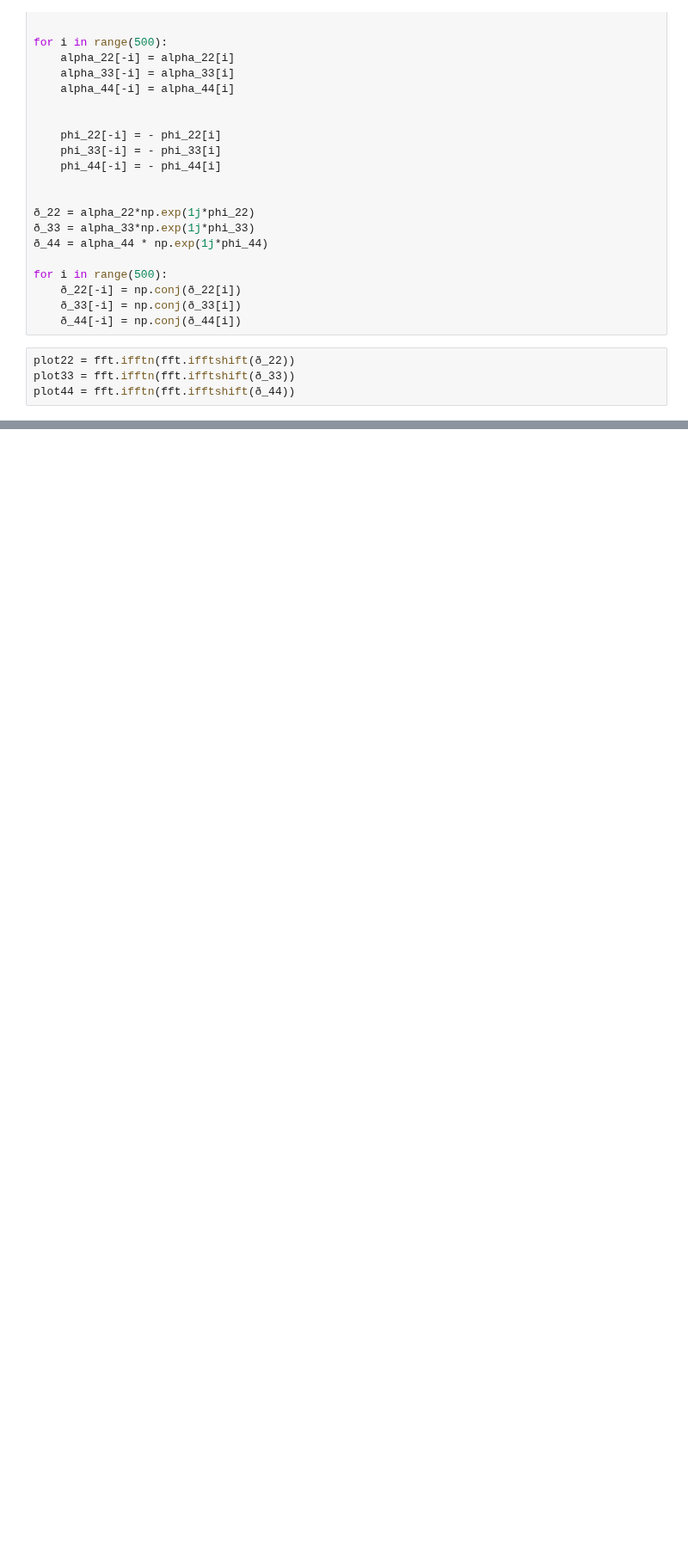
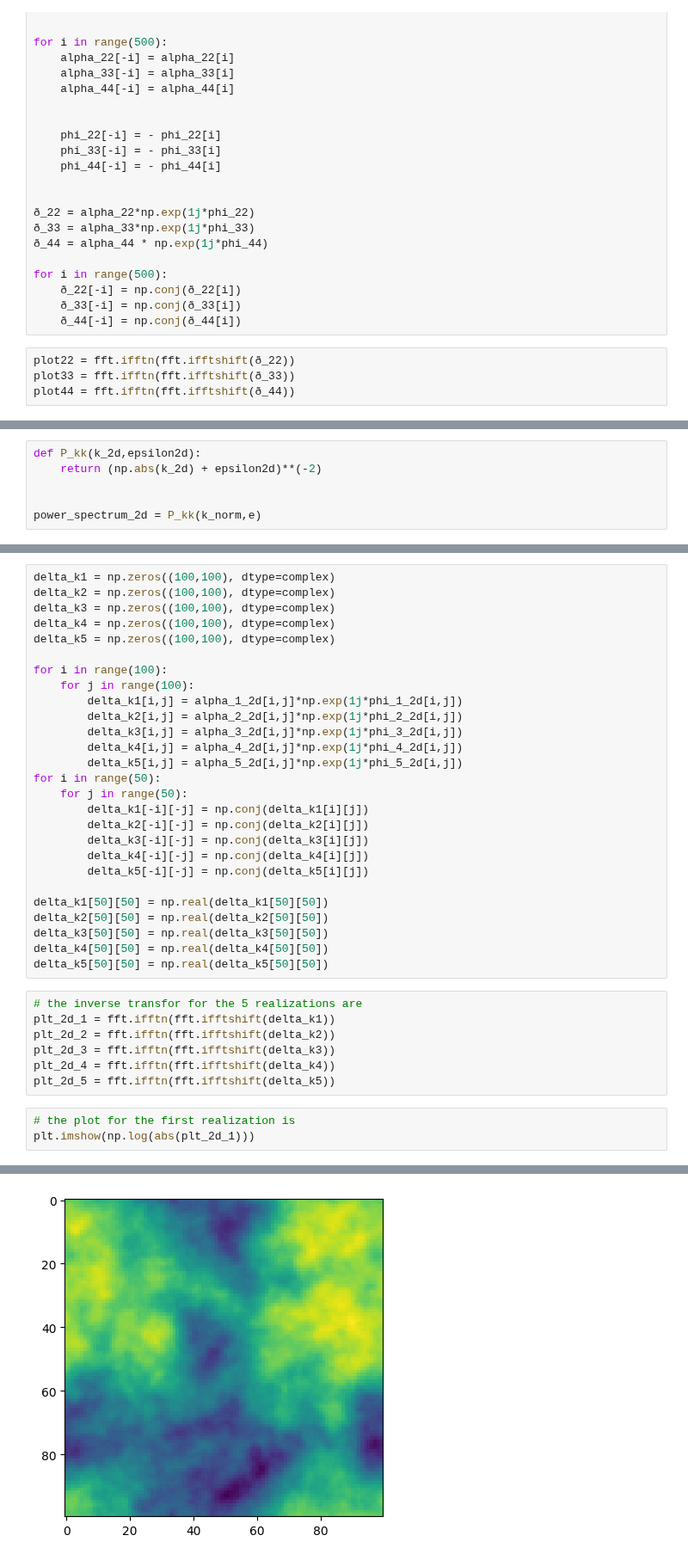
Before and after one commit to xlxnsxzpxtx/Metodos_cosmo, a Jupyter notebook: Practica_4/Practica_4.ipynb, the cells around one changed output, grey strips where cells are left out. Shown at 86% size. Drawn from its saved outputs; the diff is of its cells as text; blank space fills up the shorter version.

```diff
--- a/Practica_4/Practica_4.ipynb
+++ b/Practica_4/Practica_4.ipynb
@@ -217,0 +237,6 @@ plt.axis()
+# %%
+def P_kk(k_2d,epsilon2d):
+    return (np.abs(k_2d) + epsilon2d)**(-2)
+
+
+power_spectrum_2d = P_kk(k_norm,e)
@@ -217,0 +272,38 @@ plt.axis()
+# %%
+delta_k1 = np.zeros((100,100), dtype=complex)
+delta_k2 = np.zeros((100,100), dtype=complex)
+delta_k3 = np.zeros((100,100), dtype=complex)
+delta_k4 = np.zeros((100,100), dtype=complex)
+delta_k5 = np.zeros((100,100), dtype=complex)
+
+for i in range(100):
+    for j in range(100):
+        delta_k1[i,j] = alpha_1_2d[i,j]*np.exp(1j*phi_1_2d[i,j])
+        delta_k2[i,j] = alpha_2_2d[i,j]*np.exp(1j*phi_2_2d[i,j])
+        delta_k3[i,j] = alpha_3_2d[i,j]*np.exp(1j*phi_3_2d[i,j])
+        delta_k4[i,j] = alpha_4_2d[i,j]*np.exp(1j*phi_4_2d[i,j])
+        delta_k5[i,j] = alpha_5_2d[i,j]*np.exp(1j*phi_5_2d[i,j])
+for i in range(50):
+    for j in range(50):
+        delta_k1[-i][-j] = np.conj(delta_k1[i][j])
+        delta_k2[-i][-j] = np.conj(delta_k2[i][j])
+        delta_k3[-i][-j] = np.conj(delta_k3[i][j])
+        delta_k4[-i][-j] = np.conj(delta_k4[i][j])
+        delta_k5[-i][-j] = np.conj(delta_k5[i][j])
+
+delta_k1[50][50] = np.real(delta_k1[50][50])
+delta_k2[50][50] = np.real(delta_k2[50][50])
+delta_k3[50][50] = np.real(delta_k3[50][50])
+delta_k4[50][50] = np.real(delta_k4[50][50])
+delta_k5[50][50] = np.real(delta_k5[50][50])
+# %%
+# the inverse transfor for the 5 realizations are
+plt_2d_1 = fft.ifftn(fft.ifftshift(delta_k1))
+plt_2d_2 = fft.ifftn(fft.ifftshift(delta_k2))
+plt_2d_3 = fft.ifftn(fft.ifftshift(delta_k3))
+plt_2d_4 = fft.ifftn(fft.ifftshift(delta_k4))
+plt_2d_5 = fft.ifftn(fft.ifftshift(delta_k5))
+# %%
+# the plot for the first realization is
+plt.imshow(np.log(abs(plt_2d_1)))
+# %% [output]
@@ -217,0 +311 @@ plt.axis()
+[figure, added]
```
Also changed, not shown: parts of 15 cells of this notebook.
